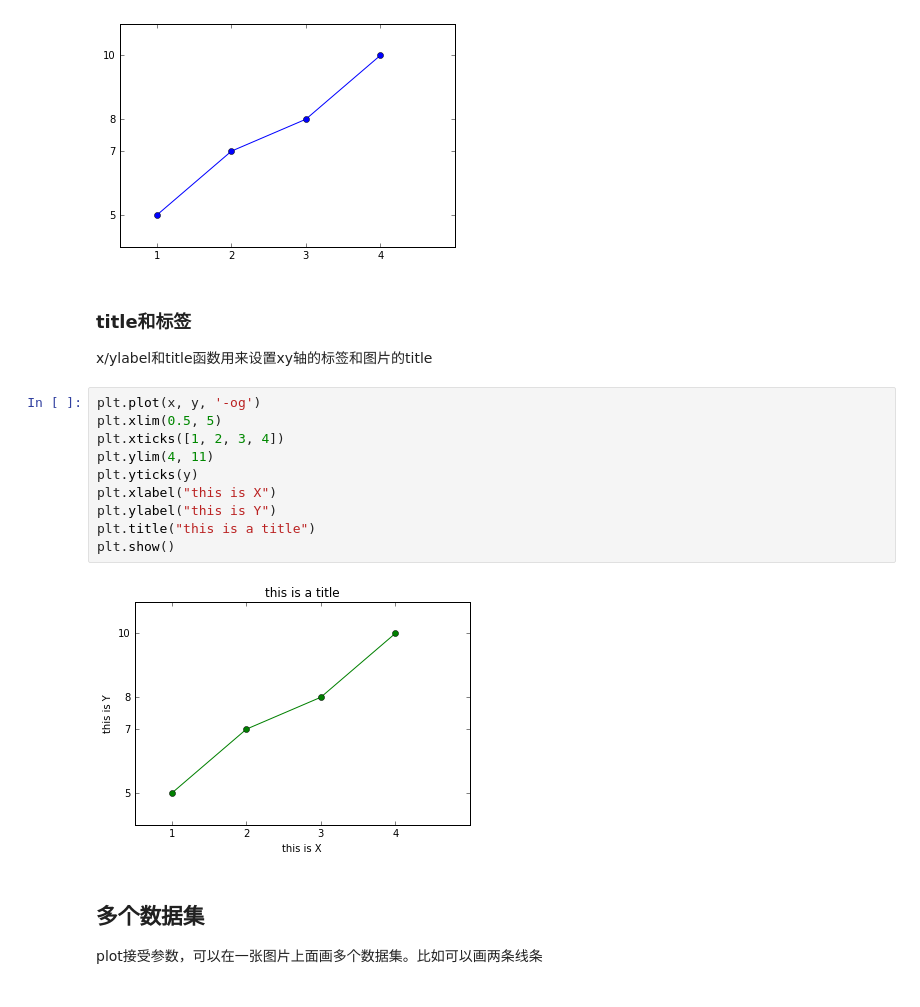
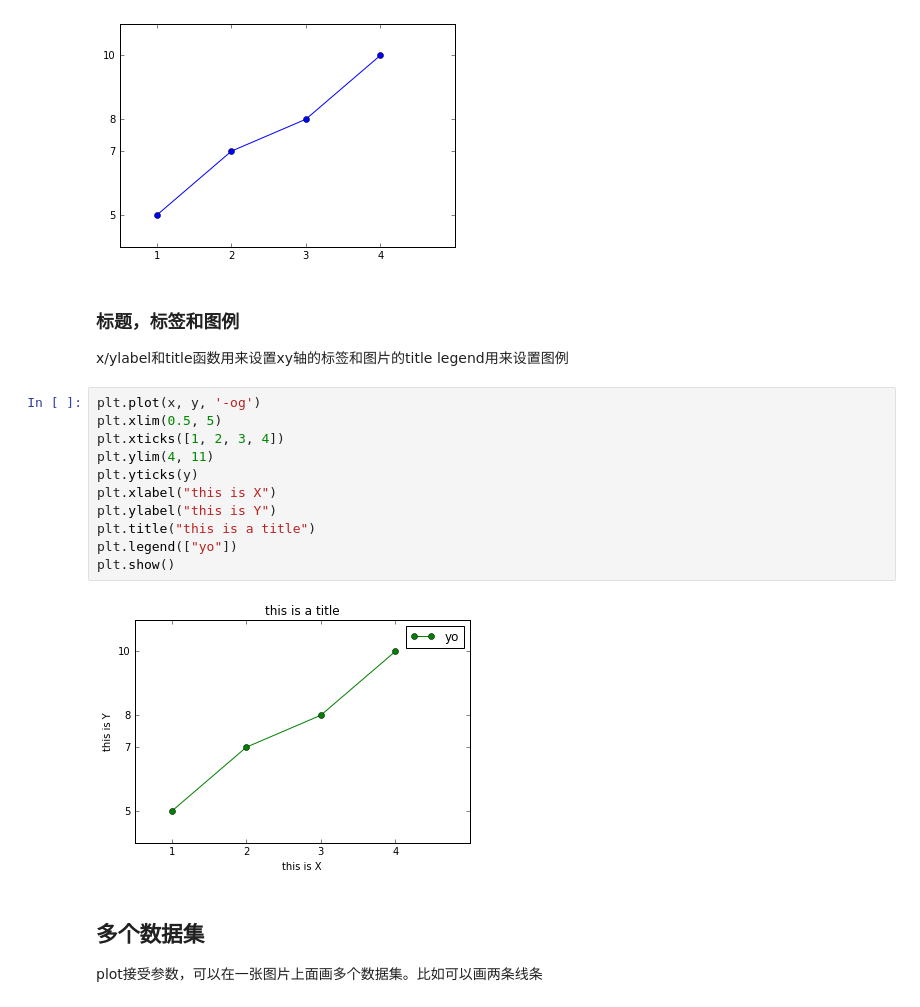
Before and after one commit to woosley/python-topic, a Jupyter notebook: matplotlib.ipynb, the cells around one changed output. Cells and saved outputs as stored; diff of their text form.

```diff
--- a/matplotlib.ipynb
+++ b/matplotlib.ipynb
@@ -66,20 +66,22 @@ plt.show()
 # %% [output]
 [figure]
 # %% [markdown]
-### title和标签
+### 标题，标签和图例
 x/ylabel和title函数用来设置xy轴的标签和图片的title
+legend用来设置图例
 # %%
 plt.plot(x, y, '-og')
 plt.xlim(0.5, 5)
 plt.xticks([1, 2, 3, 4])
 plt.ylim(4, 11)
 plt.yticks(y)
 plt.xlabel("this is X")
 plt.ylabel("this is Y")
 plt.title("this is a title")
+plt.legend(["yo"])
 plt.show()
 # %% [output]
-[figure, old version]
+[figure, new version]
 # %% [markdown]
 ## 多个数据集
 plot接受参数，可以在一张图片上面画多个数据集。比如可以画两条线条
```
Also changed, not shown: parts of 1 cell of this notebook.
